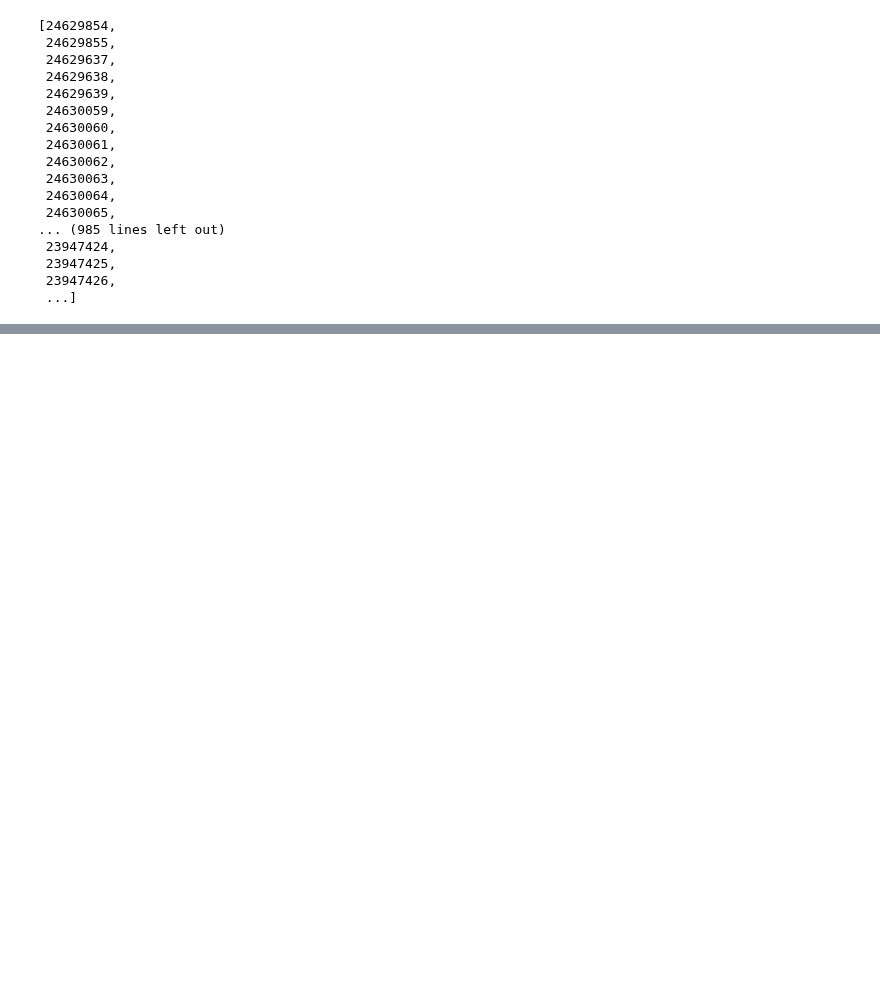
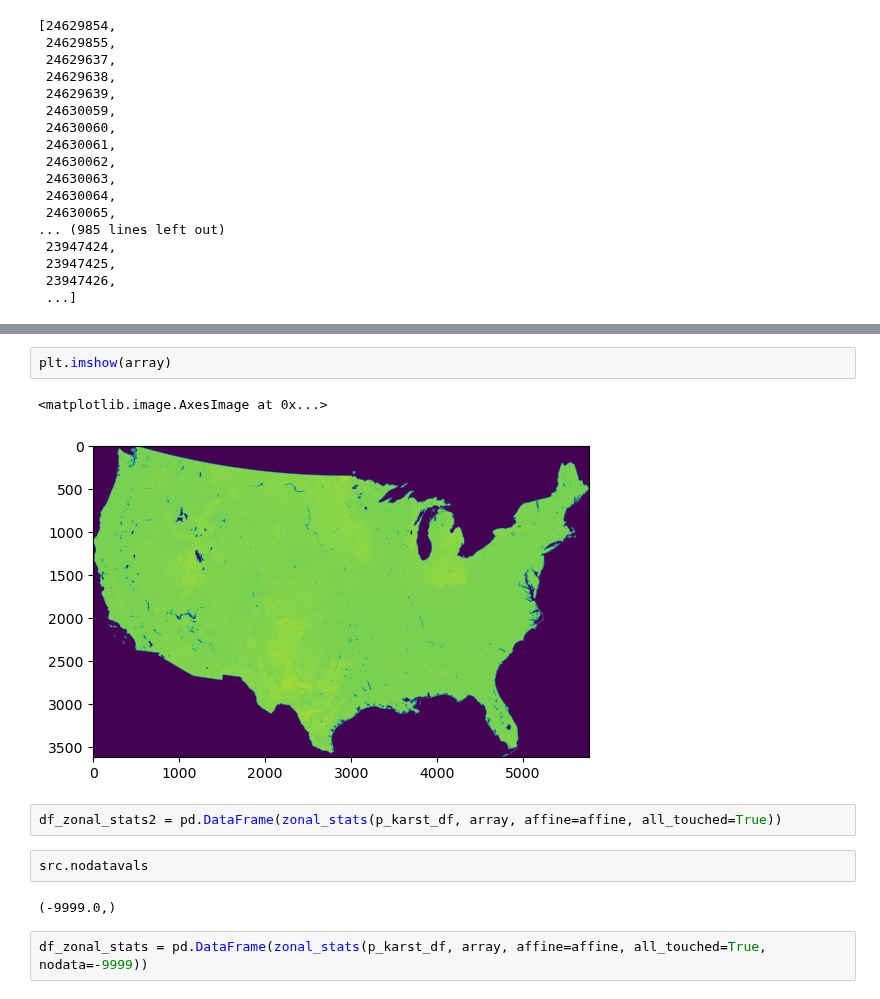
Before and after one commit to CovingtonResearchGroup/sinkhole_analysis, a Jupyter notebook: soils-analysis.ipynb, the cells around one changed output, grey strips where cells are left out. Cells and saved outputs as stored; diff of their text form; blank space fills up the shorter version.

```diff
--- a/soils-analysis.ipynb
+++ b/soils-analysis.ipynb
@@ -252,0 +323,13 @@ fixed_cokeys
+# %%
+plt.imshow(array)
+# %% [output]
+<matplotlib.image.AxesImage at 0x...>
+[figure, added]
+# %%
+df_zonal_stats2 = pd.DataFrame(zonal_stats(p_karst_df, array, affine=affine, all_touched=True))
+# %%
+src.nodatavals
+# %% [output]
+(-9999.0,)
+# %%
+df_zonal_stats = pd.DataFrame(zonal_stats(p_karst_df, array, affine=affine, all_touched=True, nodata=-9999))
```
Also changed, not shown: parts of 19 cells of this notebook, 2 other files.
